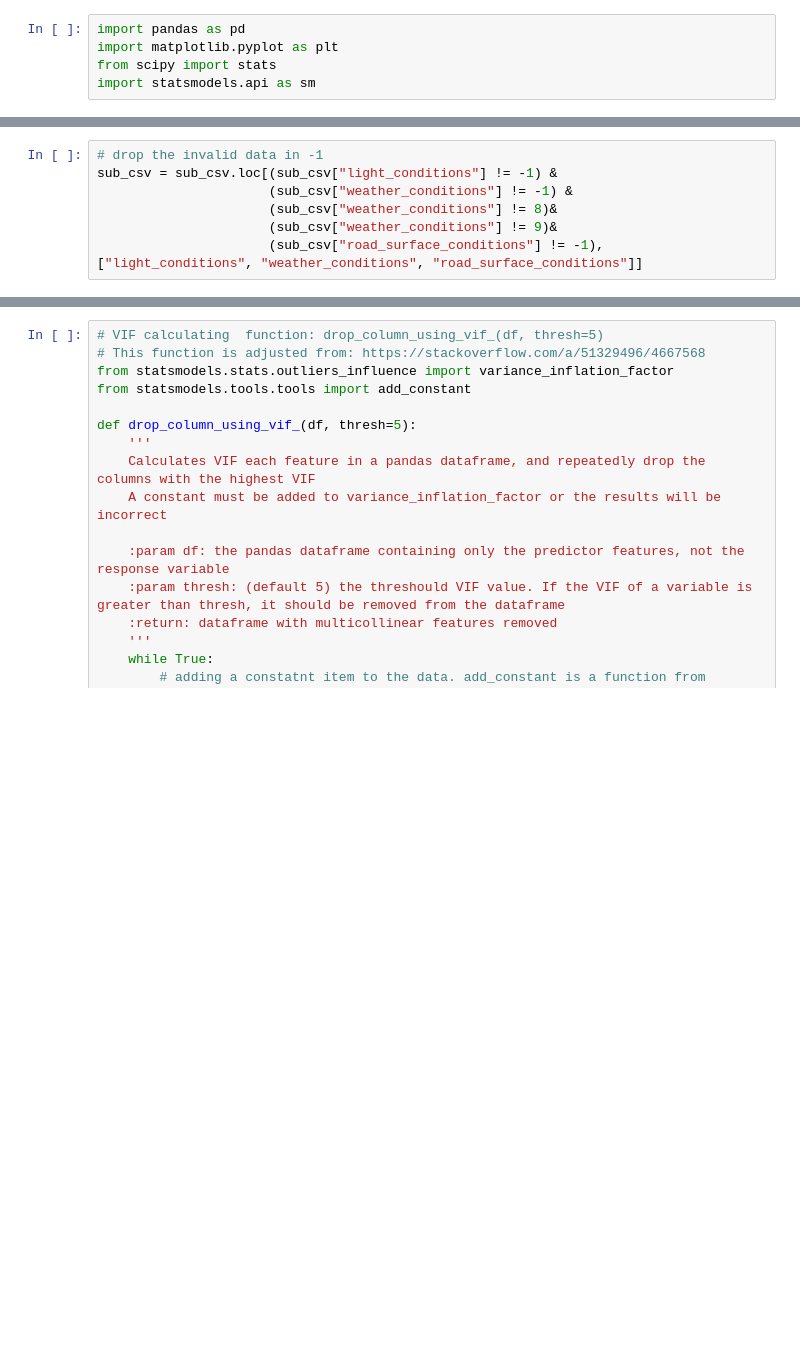
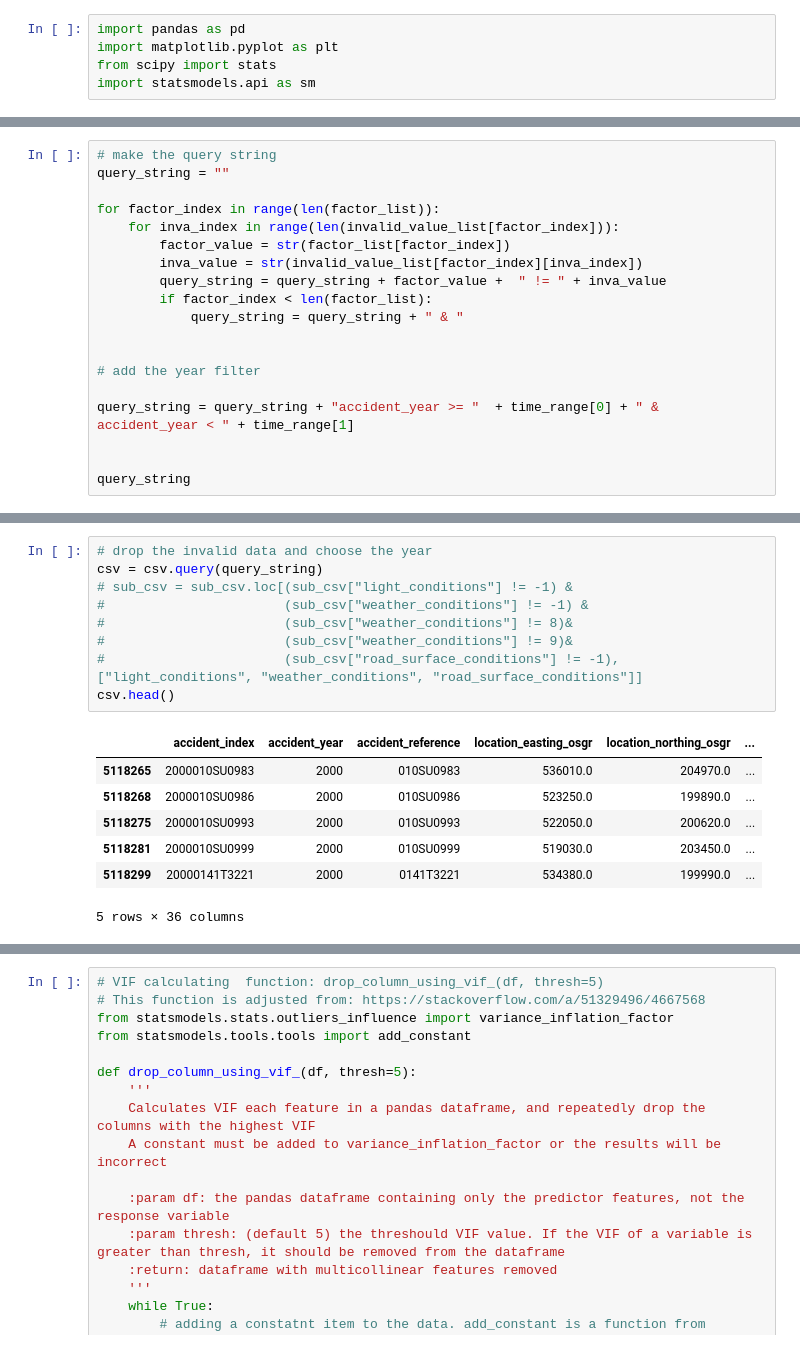
Before and after one commit to X-Fan-Jack/CASA05_quantitative_methods, a Jupyter notebook: qm_presentation_Multiple_Regression.ipynb, the cells around one changed output, grey strips where cells are left out. Drawn from its saved outputs; the diff is of its cells as text; blank space fills up the shorter version.

```diff
--- a/qm_presentation_Multiple_Regression.ipynb
+++ b/qm_presentation_Multiple_Regression.ipynb
@@ -66,0 +94,19 @@ memory usage: 199.2 MB
+# %%
+# make the query string
+query_string = ""
+
+for factor_index in range(len(factor_list)):
+    for inva_index in range(len(invalid_value_list[factor_index])):
+        factor_value = str(factor_list[factor_index])
+        inva_value = str(invalid_value_list[factor_index][inva_index])
+        query_string = query_string + factor_value +  " != " + inva_value
+        if factor_index < len(factor_list):
+            query_string = query_string + " & "
+
+
+# add the year filter
+
+query_string = query_string + "accident_year >= "  + time_range[0] + " & accident_year < " + time_range[1]
+
+
+query_string
@@ -67,7 +136,17 @@ memory usage: 199.2 MB
 # %%
-# drop the invalid data in -1
-sub_csv = sub_csv.loc[(sub_csv["light_conditions"] != -1) &
-                      (sub_csv["weather_conditions"] != -1) &
-                      (sub_csv["weather_conditions"] != 8)&
-                      (sub_csv["weather_conditions"] != 9)&
-                      (sub_csv["road_surface_conditions"] != -1), ["light_conditions", "weather_conditions", "road_surface_conditions"]]
+# drop the invalid data and choose the year
+csv = csv.query(query_string)
+# sub_csv = sub_csv.loc[(sub_csv["light_conditions"] != -1) &
+#                       (sub_csv["weather_conditions"] != -1) &
+#                       (sub_csv["weather_conditions"] != 8)&
+#                       (sub_csv["weather_conditions"] != 9)&
+#                       (sub_csv["road_surface_conditions"] != -1), ["light_conditions", "weather_conditions", "road_surface_conditions"]]
+csv.head()
+# %% [output]
+|  | accident_index | accident_year | accident_reference | location_easting_osgr | location_northing_osgr | ... |
+| 5118265 | 2000010SU0983 | 2000 | 010SU0983 | 536010.0 | 204970.0 | ... |
+| 5118268 | 2000010SU0986 | 2000 | 010SU0986 | 523250.0 | 199890.0 | ... |
+| 5118275 | 2000010SU0993 | 2000 | 010SU0993 | 522050.0 | 200620.0 | ... |
+| 5118281 | 2000010SU0999 | 2000 | 010SU0999 | 519030.0 | 203450.0 | ... |
+| 5118299 | 20000141T3221 | 2000 | 0141T3221 | 534380.0 | 199990.0 | ... |
+5 rows × 36 columns
```
Also changed, not shown: parts of 19 cells of this notebook.
